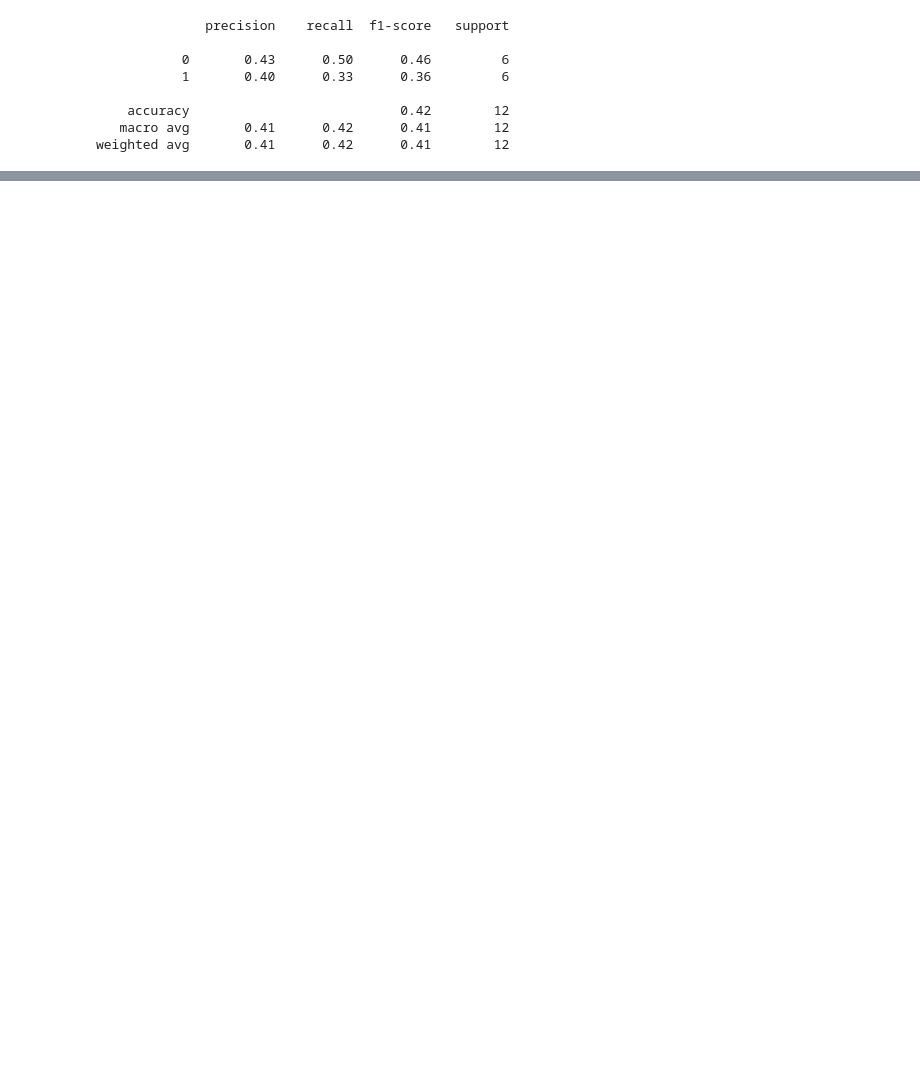
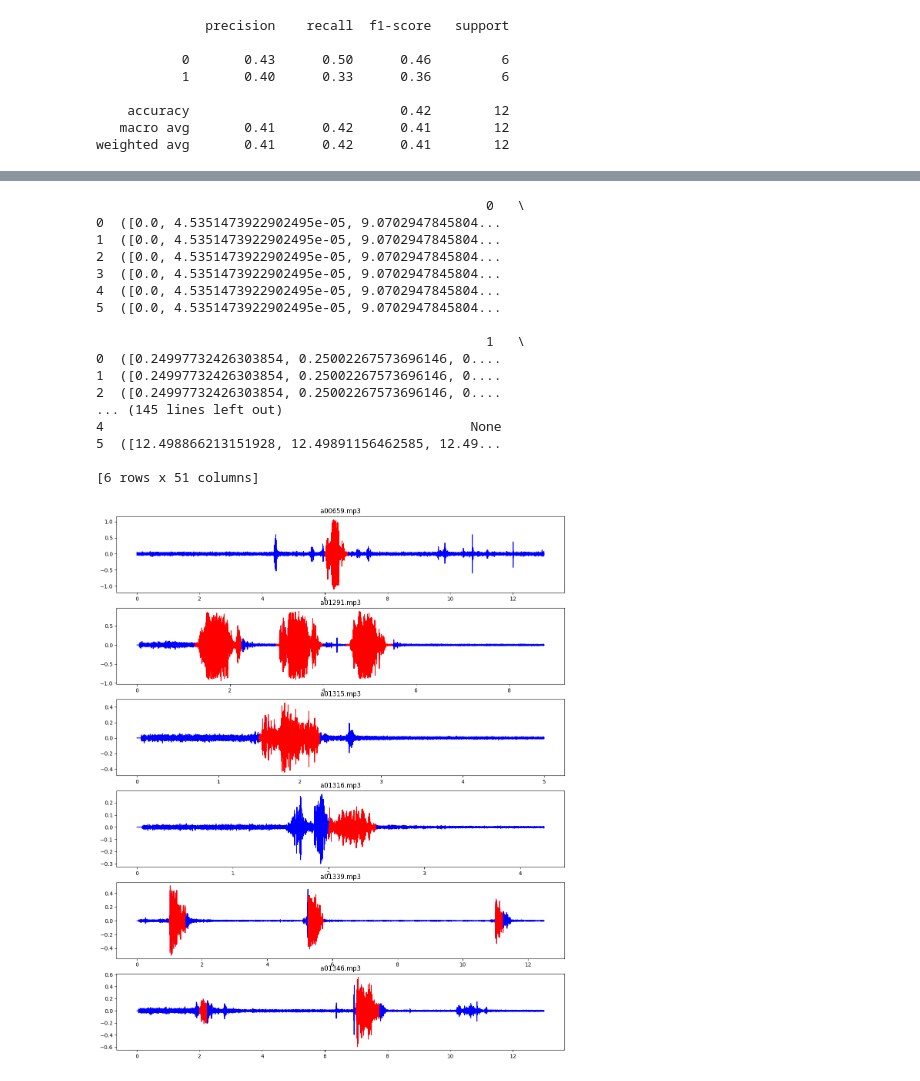
Before and after one commit to jorgechristino/detector_degluticoes_ia, a Jupyter notebook: main.ipynb, the cells around one changed output, grey strips where cells are left out. Cells and saved outputs as stored; diff of their text form; code cells hidden in the pictures; blank space fills up the shorter version.

```diff
--- a/main.ipynb
+++ b/main.ipynb
@@ -283,0 +312,65 @@ NameError: name 'os' is not defined
+# %%
+# Áudios válidos para teste
+audios_list = ['a00659.mp3', 'a01291.mp3', 'a01315.mp3', 'a01316.mp3', 'a01339.mp3', 'a01346.mp3']
+
+audio_dir = 'test'
+
+# Seprando em janelas de 0.5s com passo de 0.25s para analisar os áudios para testes
+dados = []
+for file_name in os.listdir(audio_dir):
+    if file_name in audios_list:
+        audio_data, sample_rate = librosa.load(os.path.join(audio_dir, file_name))
+        x = np.arange(len(audio_data))/sample_rate
+
+        janela = int(0.5 * sample_rate)
+        passo = int(0.25 * sample_rate)
+
+        linha = []
+        for i in range(0, len(audio_data), int(passo)):
+            max = i + janela
+            if max > len(audio_data):
+                break
+            linha.append((x[i:max], audio_data[i:max]))
+        dados.append(linha)
+
+df_dados = pd.DataFrame(dados)
+print(df_dados)
+
+# Dados de teste
+X_test = []
+for i, linha in enumerate(dados):
+    for _, y in linha:
+        X_test.append(y)
+
+# Previsões sobre os dados de áudio
+ano = clf.predict(X_test)
+ano = (ano == 1)
+
+# Plotando os resultados
+fig, ax = plt.subplots(len(dados), 1, figsize=(15, 3*len(dados)))
+n=-1
+for i, linha in enumerate(dados):
+    ax[i].set_title(audios_list[i])
+    for x, y in linha:
+        n+=1
+        ax[i].plot(x, y, color='red' if ano[n] else 'blue')
+plt.show()
+# %% [output]
+                                                  0   \
+0  ([0.0, 4.5351473922902495e-05, 9.0702947845804...
+1  ([0.0, 4.5351473922902495e-05, 9.0702947845804...
+2  ([0.0, 4.5351473922902495e-05, 9.0702947845804...
+3  ([0.0, 4.5351473922902495e-05, 9.0702947845804...
+4  ([0.0, 4.5351473922902495e-05, 9.0702947845804...
+5  ([0.0, 4.5351473922902495e-05, 9.0702947845804...
+
+                                                  1   \
+0  ([0.24997732426303854, 0.25002267573696146, 0....
+1  ([0.24997732426303854, 0.25002267573696146, 0....
+2  ([0.24997732426303854, 0.25002267573696146, 0....
+... (145 lines left out)
+4                                               None
+5  ([12.498866213151928, 12.49891156462585, 12.49...
+
+[6 rows x 51 columns]
+[figure, added]
```
Also changed, not shown: parts of 8 cells of this notebook, 3 other files.
